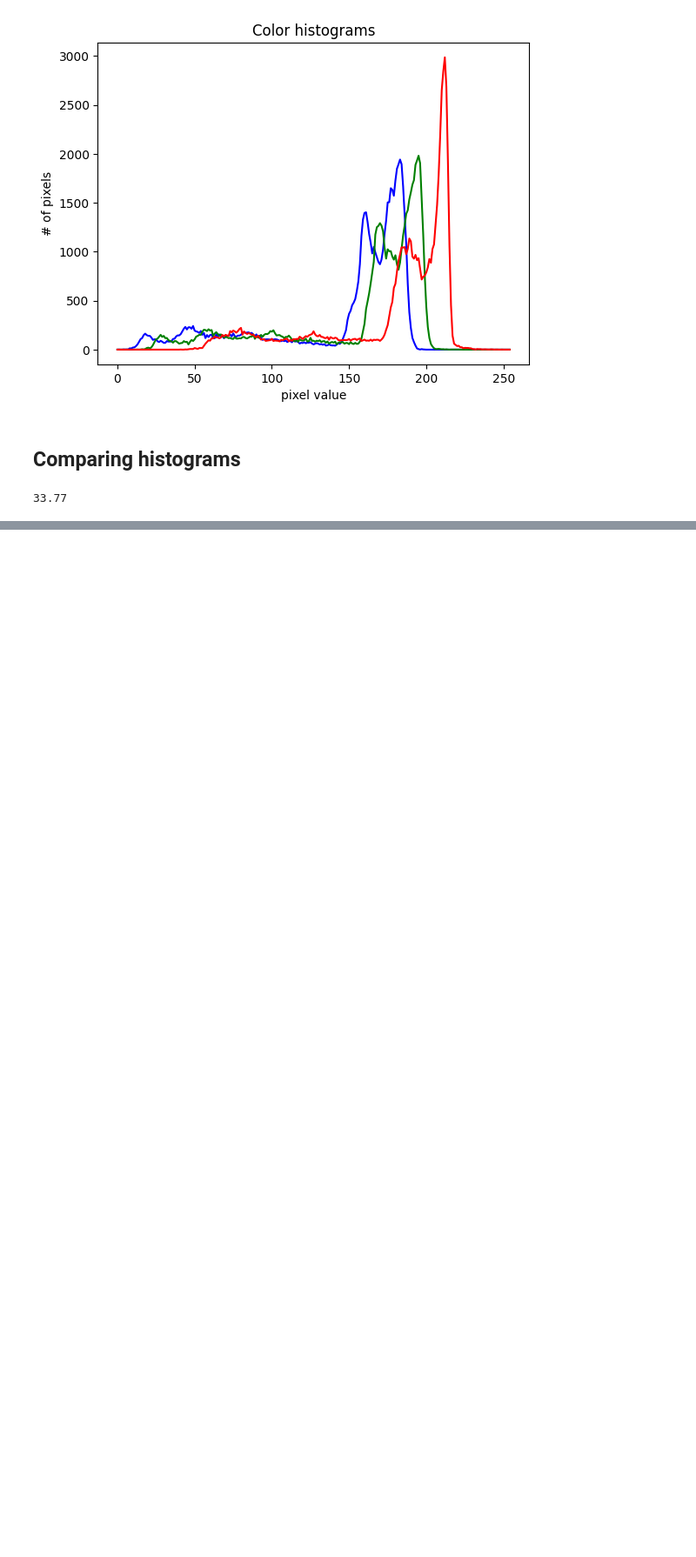
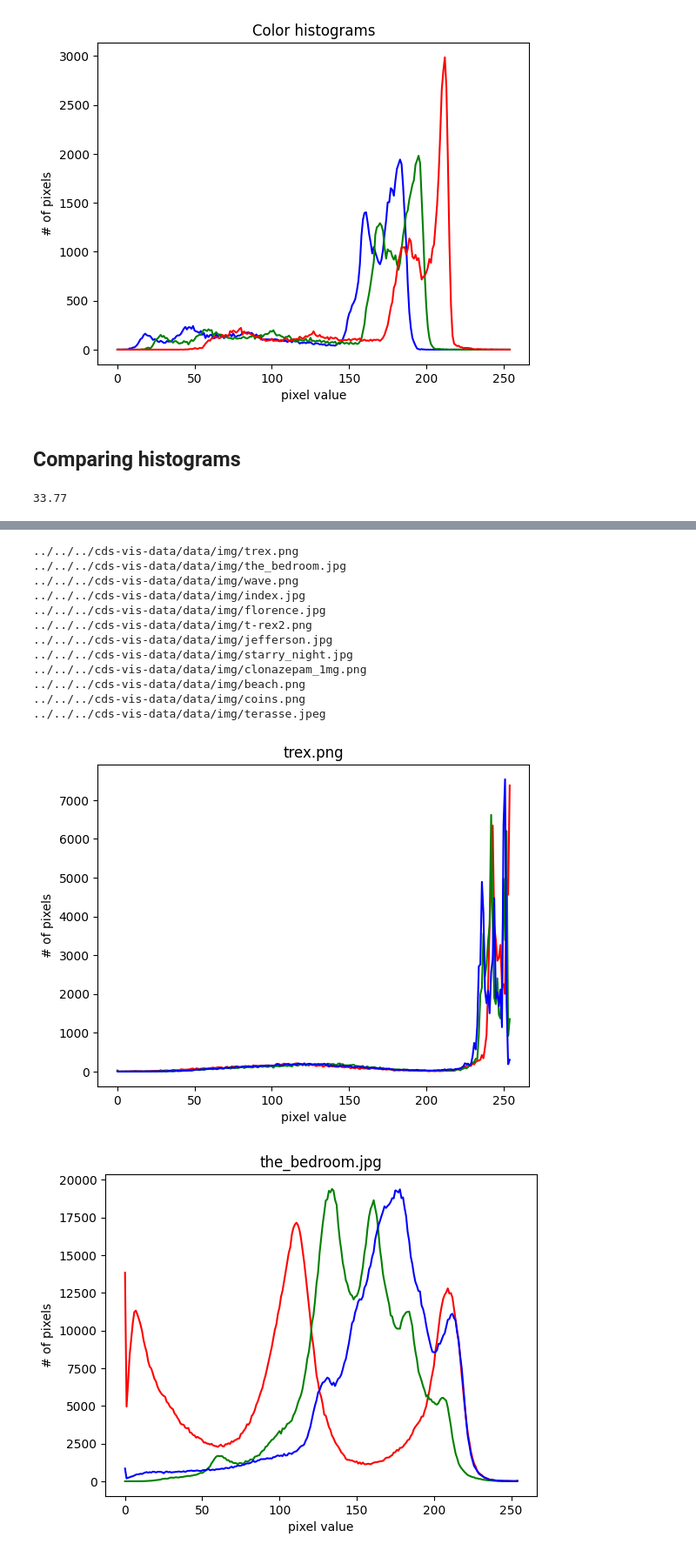
Before and after one commit to peterskousen/cds-vis, a Jupyter notebook: notebooks/session3.ipynb, the cells around one changed output, grey strips where cells are left out. Shown at 87% size. Cells and saved outputs as stored; diff of their text form; code cells hidden in the pictures; blank space fills up the shorter version.

```diff
--- a/notebooks/session3.ipynb
+++ b/notebooks/session3.ipynb
@@ -111,0 +113,64 @@ round(cv2.compareHist(normalized_hist_1, normalized_hist_2, cv2.HISTCMP_CHISQR),
+# %%
+folderpath = os.path.join(
+    '..',
+    '..',
+    '..',
+    'cds-vis-data',
+    'data',
+    'img'
+)
+
+outputpath = os.path.join(
+    '..',
+    'sesh3-data'
+)
+
+images = os.listdir(folderpath)
+# %%
+
+for image in images:
+    filename = os.path.join(folderpath, image)
+    print(filename)
+
+    createimg = cv2.imread(filename)
+
+    # create tuples
+    channels = cv2.split(createimg)
+
+    # create colour tuple
+    colors = ("red", "green", "blue")
+
+    # create plot
+    plt.figure()
+
+    # title
+    plt.title(image)
+
+    # name of x axis
+    plt.xlabel("pixel value")
+
+    # name of y axis
+    plt.ylabel("# of pixels")
+
+    i = 0
+
+    for channel in channels:
+        hist = cv2.calcHist([channel], [0], None, [255], [0,256])
+        plt.plot(hist, color=colors[i])
+        i += 1
+    plt.savefig(f'../sesh3-data/{image} histogram.png')
+# %% [output]
+../../../cds-vis-data/data/img/trex.png
+../../../cds-vis-data/data/img/the_bedroom.jpg
+../../../cds-vis-data/data/img/wave.png
+../../../cds-vis-data/data/img/index.jpg
+../../../cds-vis-data/data/img/florence.jpg
+../../../cds-vis-data/data/img/t-rex2.png
+../../../cds-vis-data/data/img/jefferson.jpg
+../../../cds-vis-data/data/img/starry_night.jpg
+../../../cds-vis-data/data/img/clonazepam_1mg.png
+../../../cds-vis-data/data/img/beach.png
+../../../cds-vis-data/data/img/coins.png
+../../../cds-vis-data/data/img/terasse.jpeg
+[figure, added]
+[figure, added]
```
Also changed, not shown: parts of 4 cells of this notebook.
